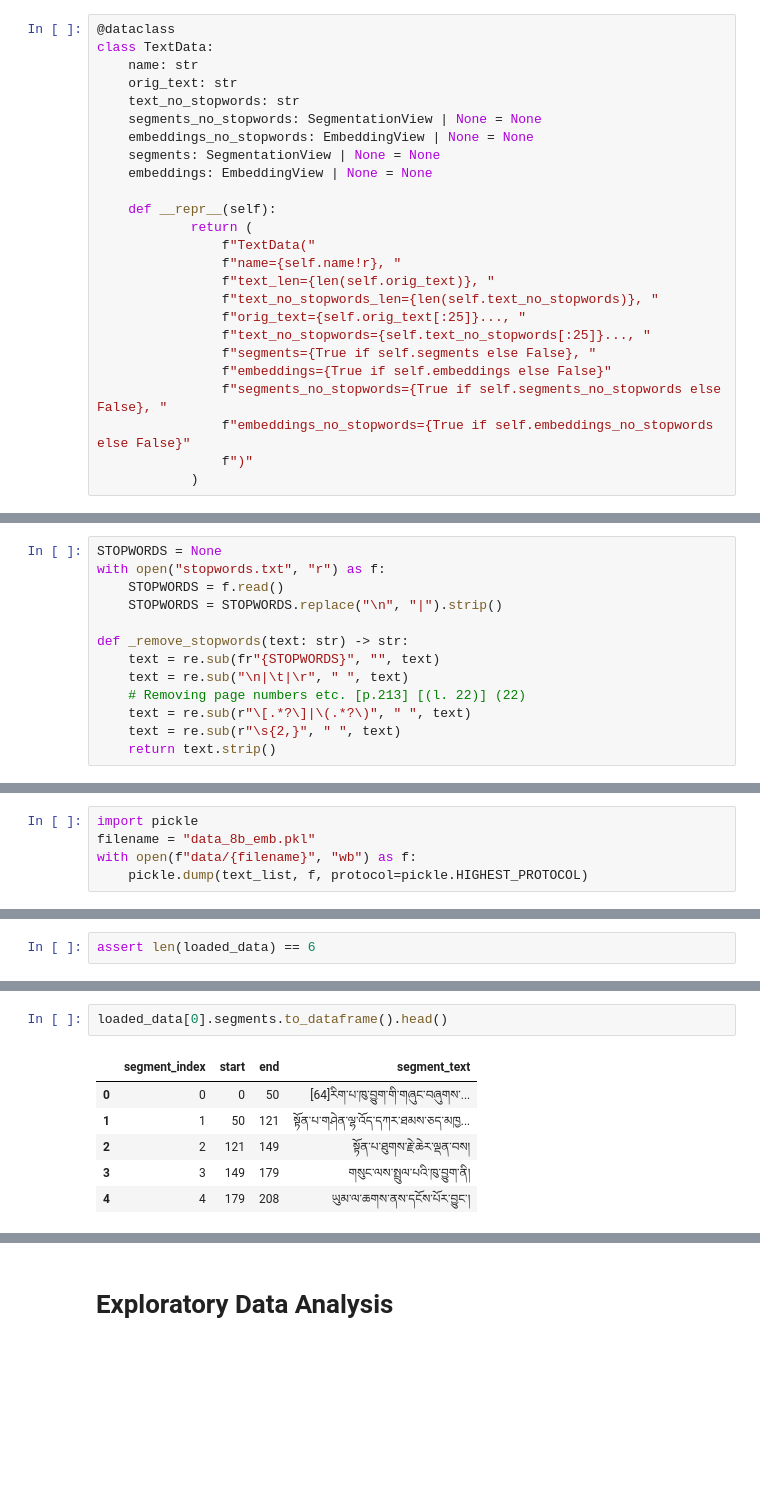
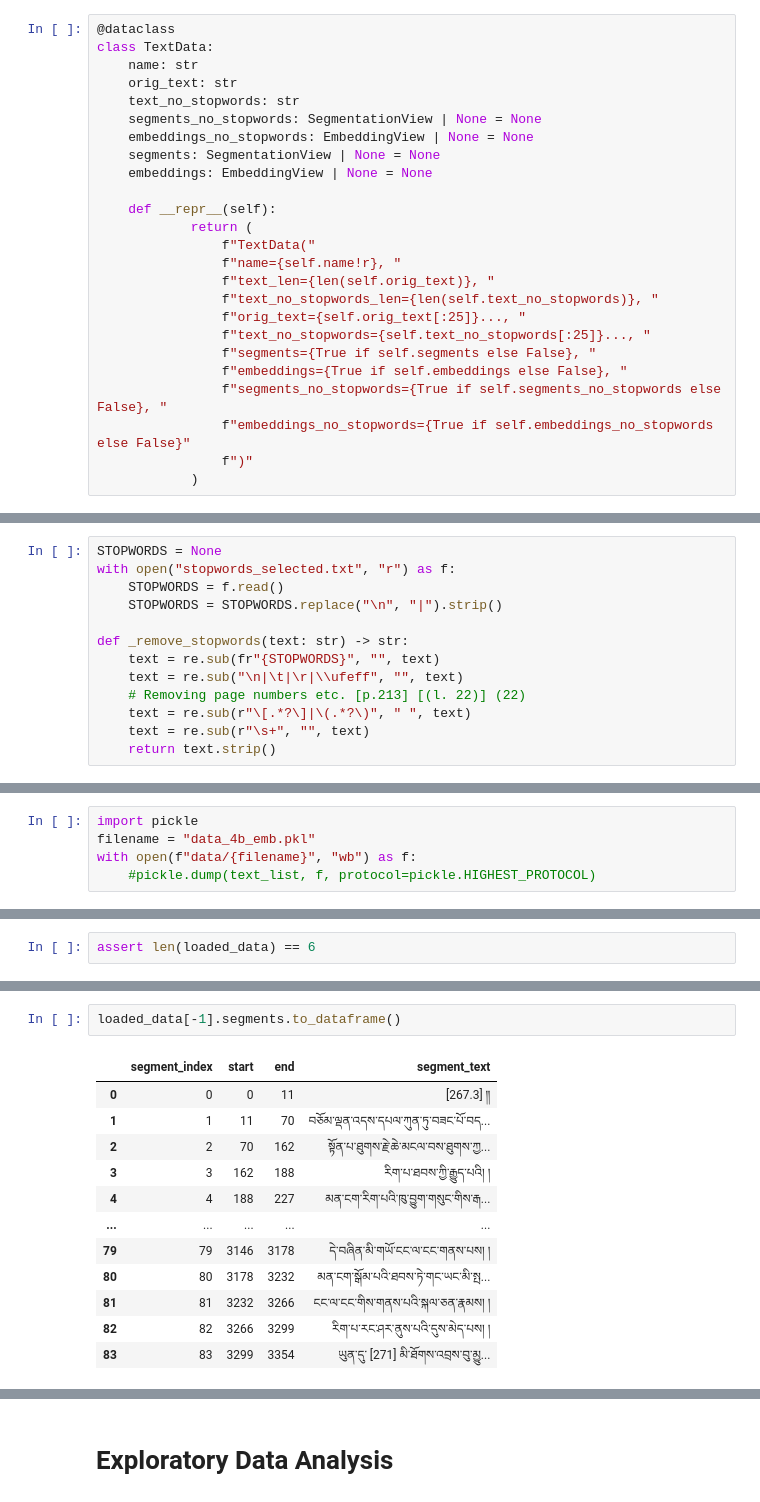
Before and after one commit to thomjur/tibetan-intertext-lab, a Jupyter notebook: study/Exploratory_Study.ipynb, the cells around one changed output, grey strips where cells are left out. Saved outputs shown, nothing was run; the diff lists cells and outputs as text; blank space fills up the shorter version.

```diff
--- a/study/Exploratory_Study.ipynb
+++ b/study/Exploratory_Study.ipynb
@@ -80,7 +75,7 @@ class TextData:
                 f"orig_text={self.orig_text[:25]}..., "
                 f"text_no_stopwords={self.text_no_stopwords[:25]}..., "
                 f"segments={True if self.segments else False}, "
-                f"embeddings={True if self.embeddings else False}"
+                f"embeddings={True if self.embeddings else False}, "
                 f"segments_no_stopwords={True if self.segments_no_stopwords else False}, "
                 f"embeddings_no_stopwords={True if self.embeddings_no_stopwords else False}"
                 f")"
@@ -89,16 +84,16 @@ class TextData:
 ## Preparing Texts
 # %%
 STOPWORDS = None
-with open("stopwords.txt", "r") as f:
+with open("stopwords_selected.txt", "r") as f:
     STOPWORDS = f.read()
     STOPWORDS = STOPWORDS.replace("\n", "|").strip()
 
 def _remove_stopwords(text: str) -> str:
     text = re.sub(fr"{STOPWORDS}", "", text)
-    text = re.sub("\n|\t|\r", " ", text)
+    text = re.sub("\n|\t|\r|\\ufeff", "", text)
     # Removing page numbers etc. [p.213] [(l. 22)] (22)
     text = re.sub(r"\[.*?\]|\(.*?\)", " ", text)
-    text = re.sub(r"\s{2,}", " ", text)
+    text = re.sub(r"\s+", "", text)
     return text.strip()
 # %%
 # Loading all texts from folder
@@ -167,9 +186,9 @@ text_list[0]
 ### Storing Data as pickle Files
 # %%
 import pickle
-filename = "data_8b_emb.pkl"
+filename = "data_4b_emb.pkl"
 with open(f"data/{filename}", "wb") as f:
-    pickle.dump(text_list, f, protocol=pickle.HIGHEST_PROTOCOL)
+    #pickle.dump(text_list, f, protocol=pickle.HIGHEST_PROTOCOL)
 # %% [markdown]
 # Loading Processed Text Data
 If embeddings have already been created, you can save the `TextData` list in a byte format an reload it at a later point.
@@ -201,9 +222,15 @@ TextData(name='04-SMDG-rig-pa-khu-byug-gzhung.txt', text_len=8573, orig_text=﻿
 # %%
-loaded_data[0].segments.to_dataframe().head()
+loaded_data[-1].segments.to_dataframe()
 # %% [output]
 |  | segment_index | start | end | segment_text |
-| 0 | 0 | 0 | 50 | ﻿[64]རིག་པ་ཁུ་བྱུག་གི་གཞུང་བཞུགས་... |
-| 1 | 1 | 50 | 121 | སྟོན་པ་གཤེན་ལྷ་འོད་དཀར་ཐམས་ཅད་མཁྱ... |
-| 2 | 2 | 121 | 149 | སྟོན་པ་ཐུགས་རྗེ་ཆེར་ལྡན་བས། |
-| 3 | 3 | 149 | 179 | གསུང་ལས་སྤྲུལ་པའི་ཁུ་བྱུག་ནི། |
-| 4 | 4 | 179 | 208 | ཡུམ་ལ་ཆགས་ནས་དངོས་པོར་བྱུང་། |
+| 0 | 0 | 0 | 11 | ﻿ [267.3] ༎ |
+| 1 | 1 | 11 | 70 | བཅོམ་ལྡན་འདས་དཔལ་ཀུན་ཏུ་བཟང་པོ་བད... |
+| 2 | 2 | 70 | 162 | སྟོན་པ་ཐུགས་རྗེ་ཆེ་མངལ་བས་ཐུགས་ཀྱ... |
+| 3 | 3 | 162 | 188 | རིག་པ་ཐབས་ཀྱི་རྒྱུད་པའི། ། |
+| 4 | 4 | 188 | 227 | མན་ངག་རིག་པའི་ཁུ་བྱུག་གསུང་གིས་རྒ... |
+| ... | ... | ... | ... | ... |
+| 79 | 79 | 3146 | 3178 | དེ་བཞིན་མི་གཡོ་ངང་ལ་ངང་གནས་པས། ། |
+| 80 | 80 | 3178 | 3232 | མན་ངག་སྒོམ་པའི་ཐབས་ཏེ་གང་ཡང་མི་སྤ... |
+| 81 | 81 | 3232 | 3266 | ངང་ལ་ངང་གིས་གནས་པའི་སྐལ་ཅན་རྣམས། ། |
+| 82 | 82 | 3266 | 3299 | རིག་པ་རང་ཤར་ནུས་པའི་དུས་མེད་པས། ། |
+| 83 | 83 | 3299 | 3354 | ཡུན་དུ་ [271] མི་ཐོགས་འབྲས་བུ་མྱུ... |
```
Also changed, not shown: parts of 89 cells of this notebook, 14 other files.
